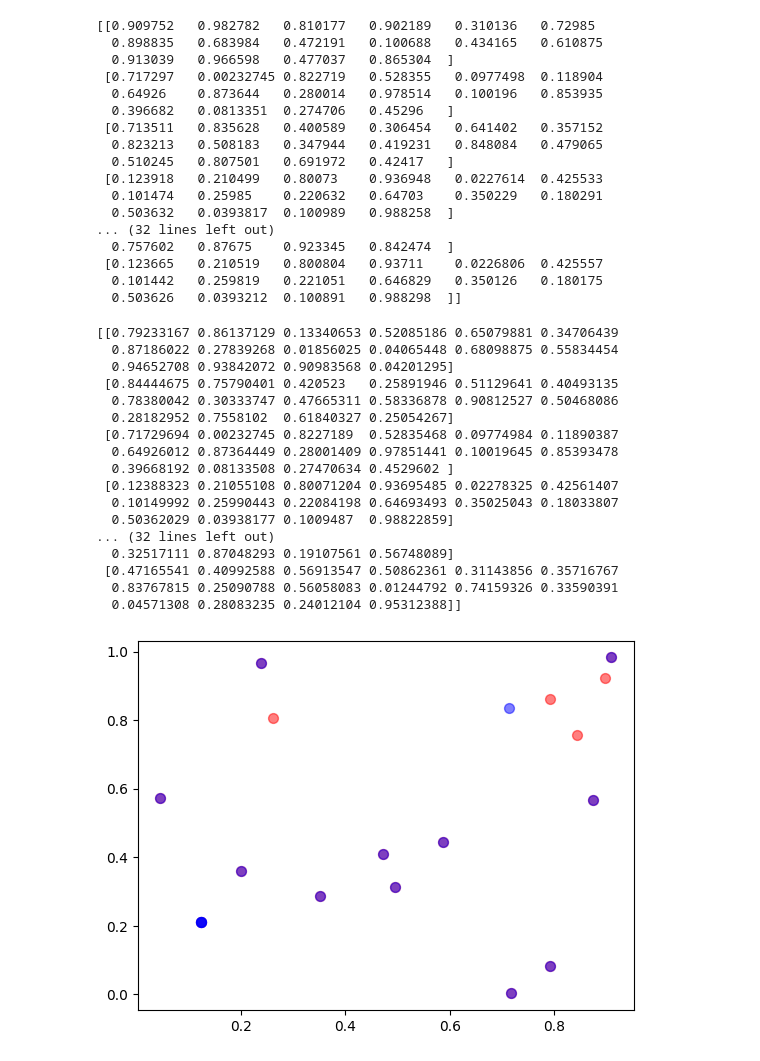
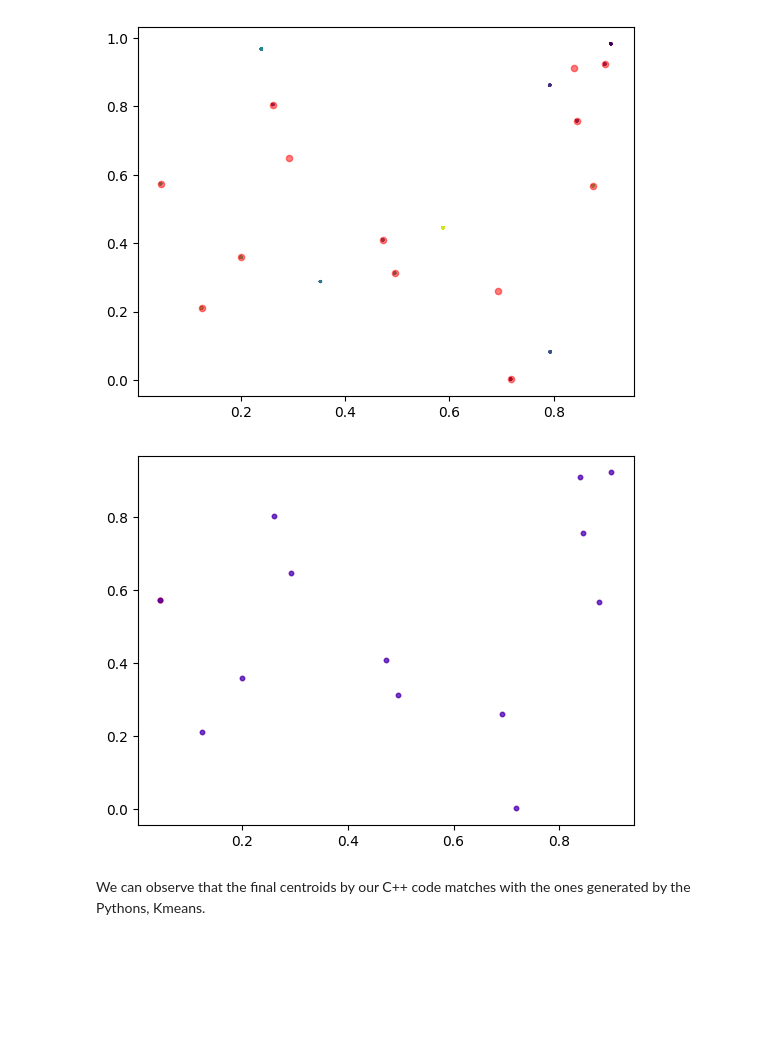
Before and after one commit to chintadinesh/kmeans, a Jupyter notebook: visualization.ipynb, the cells around one changed output. Cells and saved outputs as stored; diff of their text form; code cells hidden in the pictures; blank space fills up the shorter version.

```diff
--- a/visualization.ipynb
+++ b/visualization.ipynb
@@ -86,47 +75,19 @@ plt.show()
-# %%
-print(cnts)
-# %% [output]
-[[0.909752   0.982782   0.810177   0.902189   0.310136   0.72985
-  0.898835   0.683984   0.472191   0.100688   0.434165   0.610875
-  0.913039   0.966598   0.477037   0.865304  ]
- [0.717297   0.00232745 0.822719   0.528355   0.0977498  0.118904
-  0.64926    0.873644   0.280014   0.978514   0.100196   0.853935
-  0.396682   0.0813351  0.274706   0.45296   ]
- [0.713511   0.835628   0.400589   0.306454   0.641402   0.357152
-  0.823213   0.508183   0.347944   0.419231   0.848084   0.479065
-  0.510245   0.807501   0.691972   0.42417   ]
- [0.123918   0.210499   0.80073    0.936948   0.0227614  0.425533
-  0.101474   0.25985    0.220632   0.64703    0.350229   0.180291
-  0.503632   0.0393817  0.100989   0.988258  ]
-... (32 lines left out)
-  0.757602   0.87675    0.923345   0.842474  ]
- [0.123665   0.210519   0.800804   0.93711    0.0226806  0.425557
-  0.101442   0.259819   0.221051   0.646829   0.350126   0.180175
-  0.503626   0.0393212  0.100891   0.988298  ]]
-# %%
-print(centroids)
-# %% [output]
-[[0.79233167 0.86137129 0.13340653 0.52085186 0.65079881 0.34706439
-  0.87186022 0.27839268 0.01856025 0.04065448 0.68098875 0.55834454
-  0.94652708 0.93842072 0.90983568 0.04201295]
- [0.84444675 0.75790401 0.420523   0.25891946 0.51129641 0.40493135
-  0.78380042 0.30333747 0.47665311 0.58336878 0.90812527 0.50468086
-  0.28182952 0.7558102  0.61840327 0.25054267]
- [0.71729694 0.00232745 0.8227189  0.52835468 0.09774984 0.11890387
-  0.64926012 0.87364449 0.28001409 0.97851441 0.10019645 0.85393478
-  0.39668192 0.08133508 0.27470634 0.4529602 ]
- [0.12388323 0.21055108 0.80071204 0.93695485 0.02278325 0.42561407
-  0.10149992 0.25990443 0.22084198 0.64693493 0.35025043 0.18033807
-  0.50362029 0.03938177 0.1009487  0.98822859]
-... (32 lines left out)
-  0.32517111 0.87048293 0.19107561 0.56748089]
- [0.47165541 0.40992588 0.56913547 0.50862361 0.31143856 0.35716767
-  0.83767815 0.25090788 0.56058083 0.01244792 0.74159326 0.33590391
-  0.04571308 0.28083235 0.24012104 0.95312388]]
+# %%
+lbls = readLabels()
+cnts = np.array(readCentroids())
+
+# Plot the data and centroids
+plt.scatter(X[:, 0], X[:, 1], c=lbls, s=1, cmap='viridis')
+plt.scatter(cnts[:, 0], cnts[:, 1], c='red', s=20, alpha=0.5)
+plt.show()
+# %% [output]
+[figure, added]
 # %%
 # Plot the data and centroids
-plt.scatter(centroids[:, 0], centroids[:, 1], c='red', s=50, alpha=0.5)
-plt.scatter(cnts[:, 0], cnts[:, 1], c='blue', s=50, alpha=0.5)
+plt.scatter(centroids[:, 0], centroids[:, 1], c='red', s=10, alpha=0.5)
+plt.scatter(cnts[:, 0], cnts[:, 1], c='blue', s=10, alpha=0.5)
 plt.show()
 # %% [output]
-[figure, old version]
+[figure, new version]
+# %% [markdown]
+We can observe that the final centroids by our C++ code matches with the ones generated by the Pythons, Kmeans.
```
Also changed, not shown: parts of 6 cells of this notebook, 9 other files.
